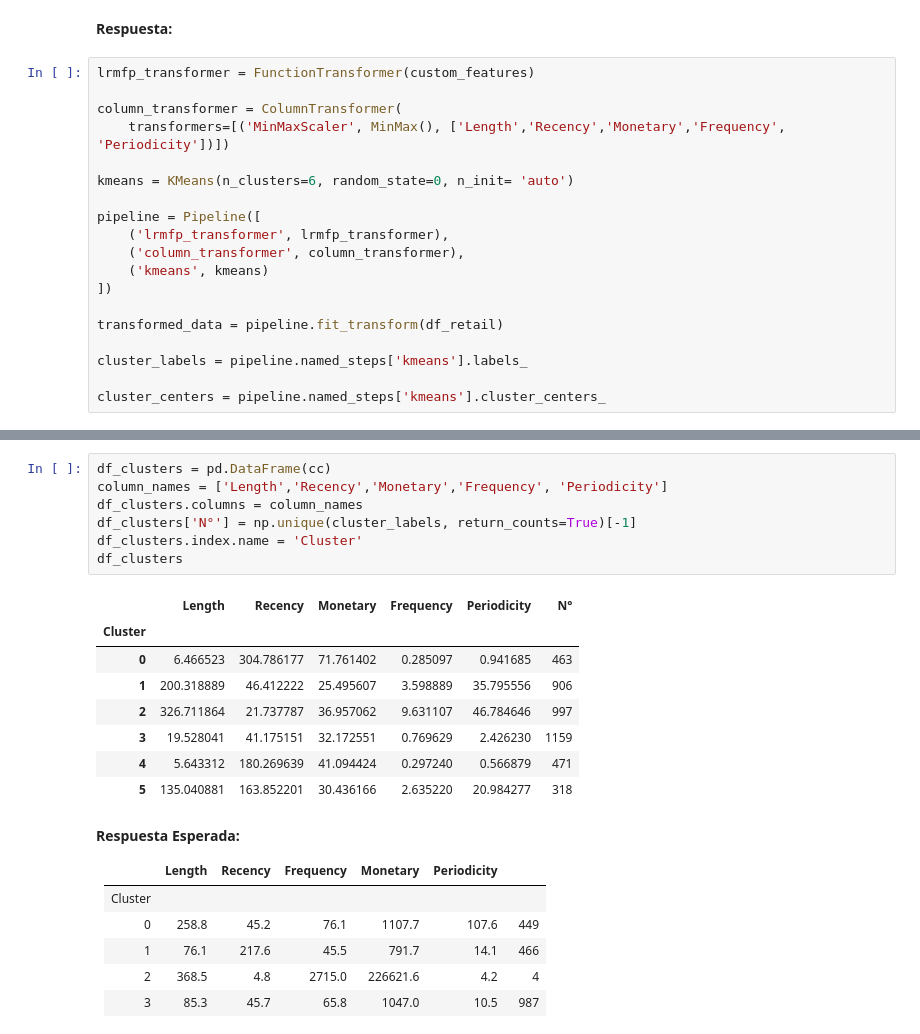
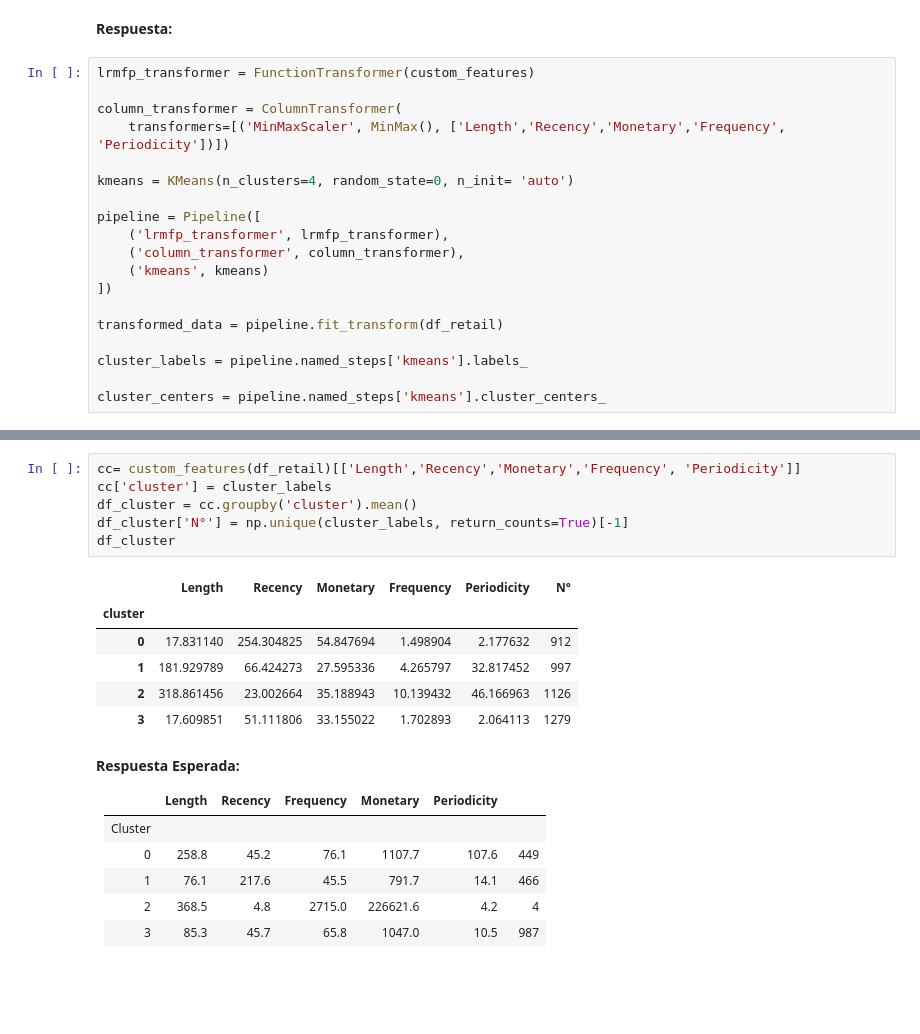
Before and after one commit to mvarasg/MDS7202-Lab-Programacion-Cientifica-MDS, a Jupyter notebook: lab7/Laboratorio7_Respuestas.ipynb, the cells around one changed output, grey strips where cells are left out. Cells and saved outputs as stored; diff of their text form; blank space fills up the shorter version.

```diff
--- a/lab7/Laboratorio7_Respuestas.ipynb
+++ b/lab7/Laboratorio7_Respuestas.ipynb
@@ -304,7 +304,7 @@ lrmfp_transformer = FunctionTransformer(custom_features)
 column_transformer = ColumnTransformer(
     transformers=[('MinMaxScaler', MinMax(), ['Length','Recency','Monetary','Frequency', 'Periodicity'])])
 
-kmeans = KMeans(n_clusters=6, random_state=0, n_init= 'auto')
+kmeans = KMeans(n_clusters=4, random_state=0, n_init= 'auto')
 
 pipeline = Pipeline([
     ('lrmfp_transformer', lrmfp_transformer),
@@ -325,19 +320,16 @@ cc = cluster_centers*(max_c-min_c)
 # %%
-df_clusters = pd.DataFrame(cc)
-column_names = ['Length','Recency','Monetary','Frequency', 'Periodicity']
-df_clusters.columns = column_names
-df_clusters['N°'] = np.unique(cluster_labels, return_counts=True)[-1]
-df_clusters.index.name = 'Cluster'
-df_clusters
+cc= custom_features(df_retail)[['Length','Recency','Monetary','Frequency', 'Periodicity']]
+cc['cluster'] = cluster_labels
+df_cluster = cc.groupby('cluster').mean()
+df_cluster['N°'] = np.unique(cluster_labels, return_counts=True)[-1]
+df_cluster
 # %% [output]
 |  | Length | Recency | Monetary | Frequency | Periodicity | N° |
-| Cluster |  |  |  |  |  |  |
-| 0 | 6.466523 | 304.786177 | 71.761402 | 0.285097 | 0.941685 | 463 |
-| 1 | 200.318889 | 46.412222 | 25.495607 | 3.598889 | 35.795556 | 906 |
-| 2 | 326.711864 | 21.737787 | 36.957062 | 9.631107 | 46.784646 | 997 |
-| 3 | 19.528041 | 41.175151 | 32.172551 | 0.769629 | 2.426230 | 1159 |
-| 4 | 5.643312 | 180.269639 | 41.094424 | 0.297240 | 0.566879 | 471 |
-| 5 | 135.040881 | 163.852201 | 30.436166 | 2.635220 | 20.984277 | 318 |
+| cluster |  |  |  |  |  |  |
+| 0 | 17.831140 | 254.304825 | 54.847694 | 1.498904 | 2.177632 | 912 |
+| 1 | 181.929789 | 66.424273 | 27.595336 | 4.265797 | 32.817452 | 997 |
+| 2 | 318.861456 | 23.002664 | 35.188943 | 10.139432 | 46.166963 | 1126 |
+| 3 | 17.609851 | 51.111806 | 33.155022 | 1.702893 | 2.064113 | 1279 |
 # %% [markdown]
 **Respuesta Esperada:**
 
```
Also changed, not shown: parts of 4 cells of this notebook.
